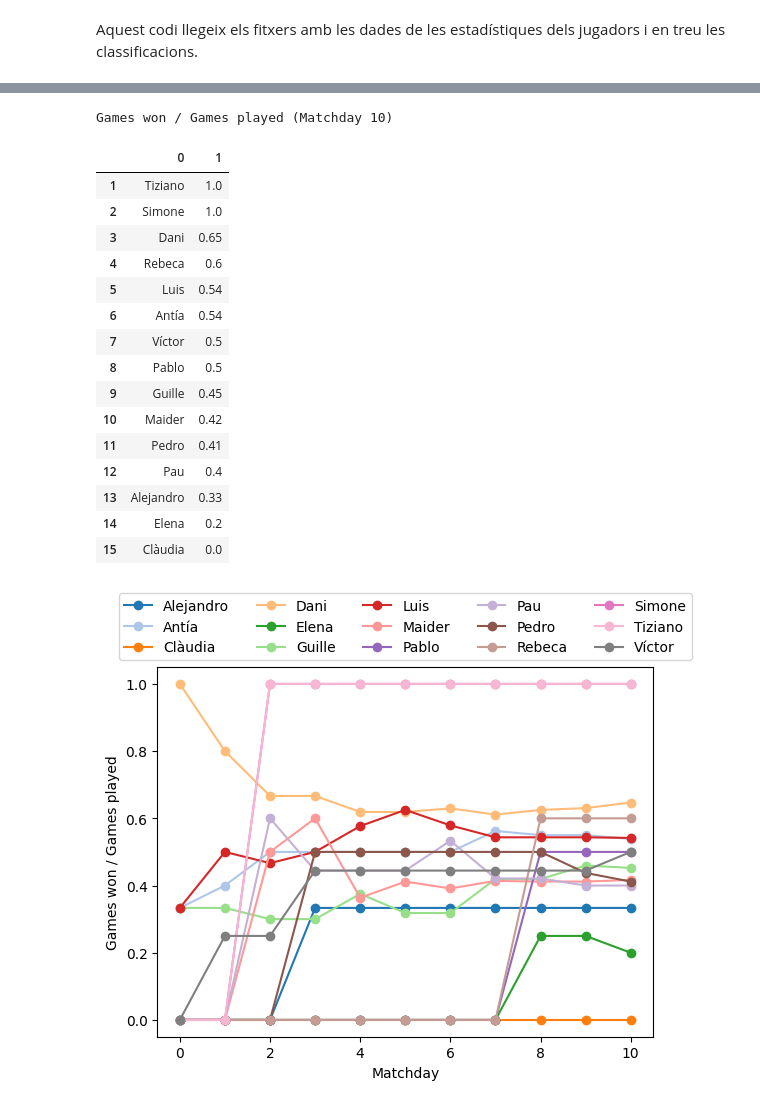
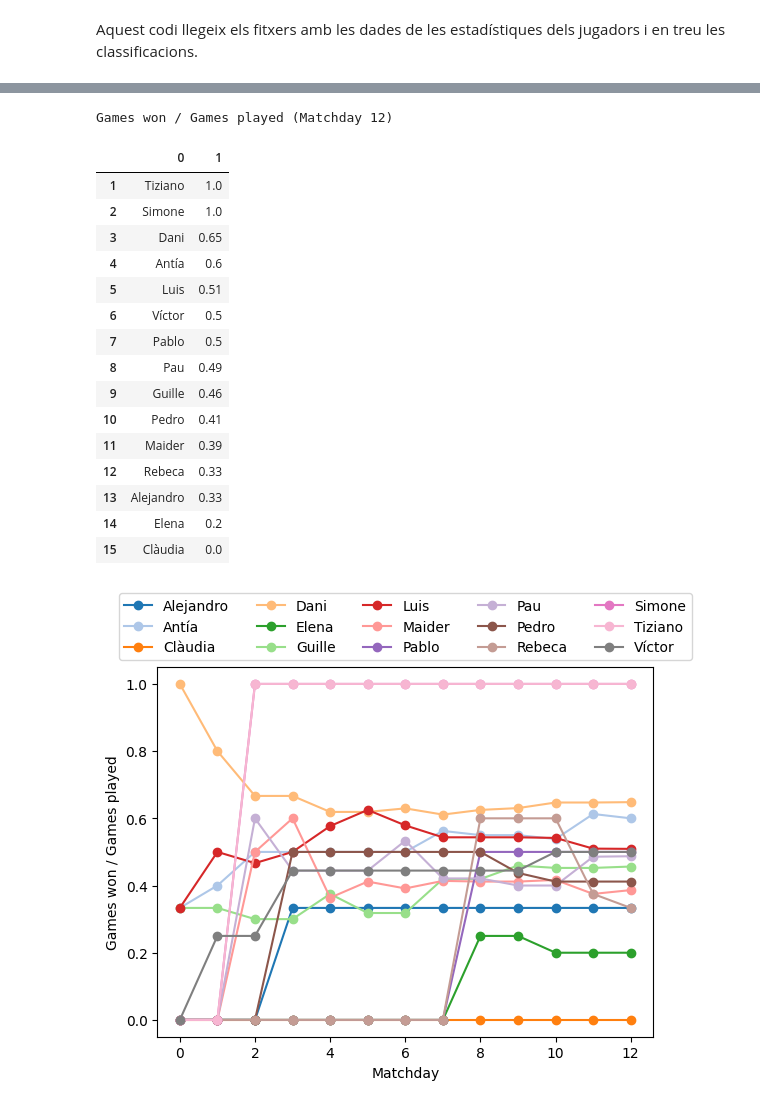
Before and after one commit to pgrebolt/ICEChampionsLeague, a Jupyter notebook: plot_stats.ipynb, the cells around one changed output, grey strips where cells are left out. Saved outputs shown, nothing was run; the diff lists cells and outputs as text; code cells hidden in the pictures.

Commit message:
Added results until matchday 12

```diff
--- a/plot_stats.ipynb
+++ b/plot_stats.ipynb
@@ -33,7 +31,7 @@ players_names = dataarray['player'].astype(str).values # noms dels jugadors
 matchdays = dataarray['matchday'] # array de números de jornades
 # %%
 # Extreiem els valors de victòries / jugats de l'última jornada
-winplayed_values = dataarray['WinPlayed'].isel(Matchday = -1).values
+winplayed_values = dataarray['WinPlayed'].isel(matchday = -1).values
 
 # Ordenem de major a menor
 winplayed_sorted_idx = np.argsort(winplayed_values)[::-1] # índexs d'ordre (revertim per fer de major a menor)
@@ -52,38 +50,38 @@ winplayed_stats.to_html('results/winplayed_stats.html')
 
 winplayed_stats
 # %% [output]
-Games won / Games played (Matchday 10)
+Games won / Games played (Matchday 12)
 |  | 0 | 1 |
 | 1 | Tiziano | 1.0 |
 | 2 | Simone | 1.0 |
 | 3 | Dani | 0.65 |
-| 4 | Rebeca | 0.6 |
-| 5 | Luis | 0.54 |
-| 6 | Antía | 0.54 |
-| 7 | Víctor | 0.5 |
-| 8 | Pablo | 0.5 |
-| 9 | Guille | 0.45 |
-| 10 | Maider | 0.42 |
-| 11 | Pedro | 0.41 |
-| 12 | Pau | 0.4 |
+| 4 | Antía | 0.6 |
+| 5 | Luis | 0.51 |
+| 6 | Víctor | 0.5 |
+| 7 | Pablo | 0.5 |
+| 8 | Pau | 0.49 |
+| 9 | Guille | 0.46 |
+| 10 | Pedro | 0.41 |
+| 11 | Maider | 0.39 |
+| 12 | Rebeca | 0.33 |
 | 13 | Alejandro | 0.33 |
 | 14 | Elena | 0.2 |
 | 15 | Clàudia | 0.0 |
 # %%
 # Fem un gràfic de l'evolució del paràmetre a cada jornada
 winplayed_values = dataarray['WinPlayed']
 
 for player in players_names:
-    winplayed_evolution = winplayed_values.sel(Player = player)
+    winplayed_evolution = winplayed_values.sel(player = player)
     winplayed_evolution_values = winplayed_evolution.values
 
     plt.plot(matchdays, winplayed_evolution_values, marker='o', label=player)
 
 plt.legend(bbox_to_anchor = ( 0.5, 1.), ncol = 5, loc = 'lower center')
 plt.xlabel("Matchday")
 plt.ylabel("Games won / Games played")
 
 # Guardem la figura per poderla posar al README
 plt.savefig('results/winplayed_stats.png', dpi=300, bbox_inches='tight')
 # %% [output]
-[figure, old version]
+[figure, new version]
```
Also changed, not shown: parts of 1 cell of this notebook, 5 other files.
